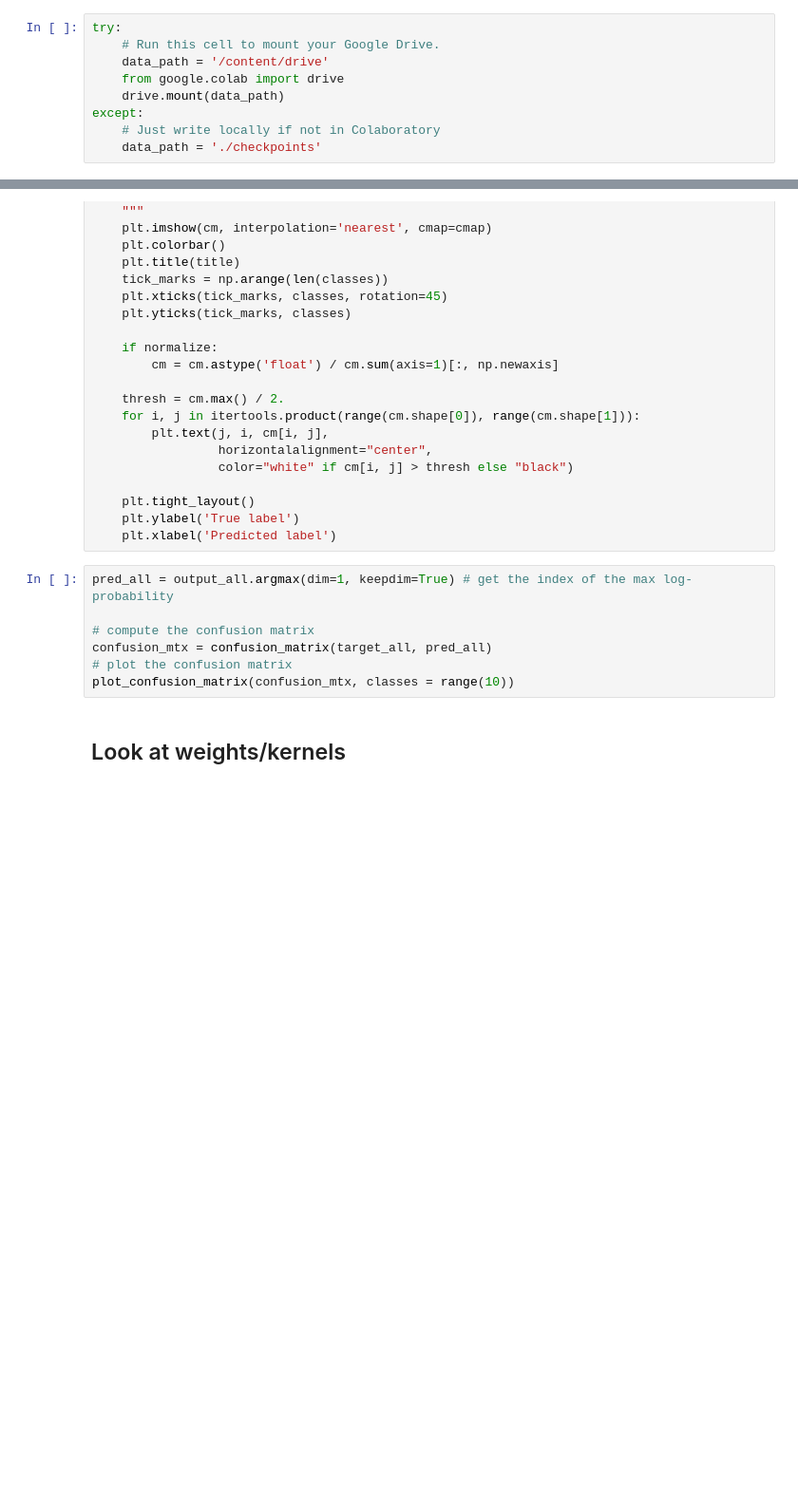
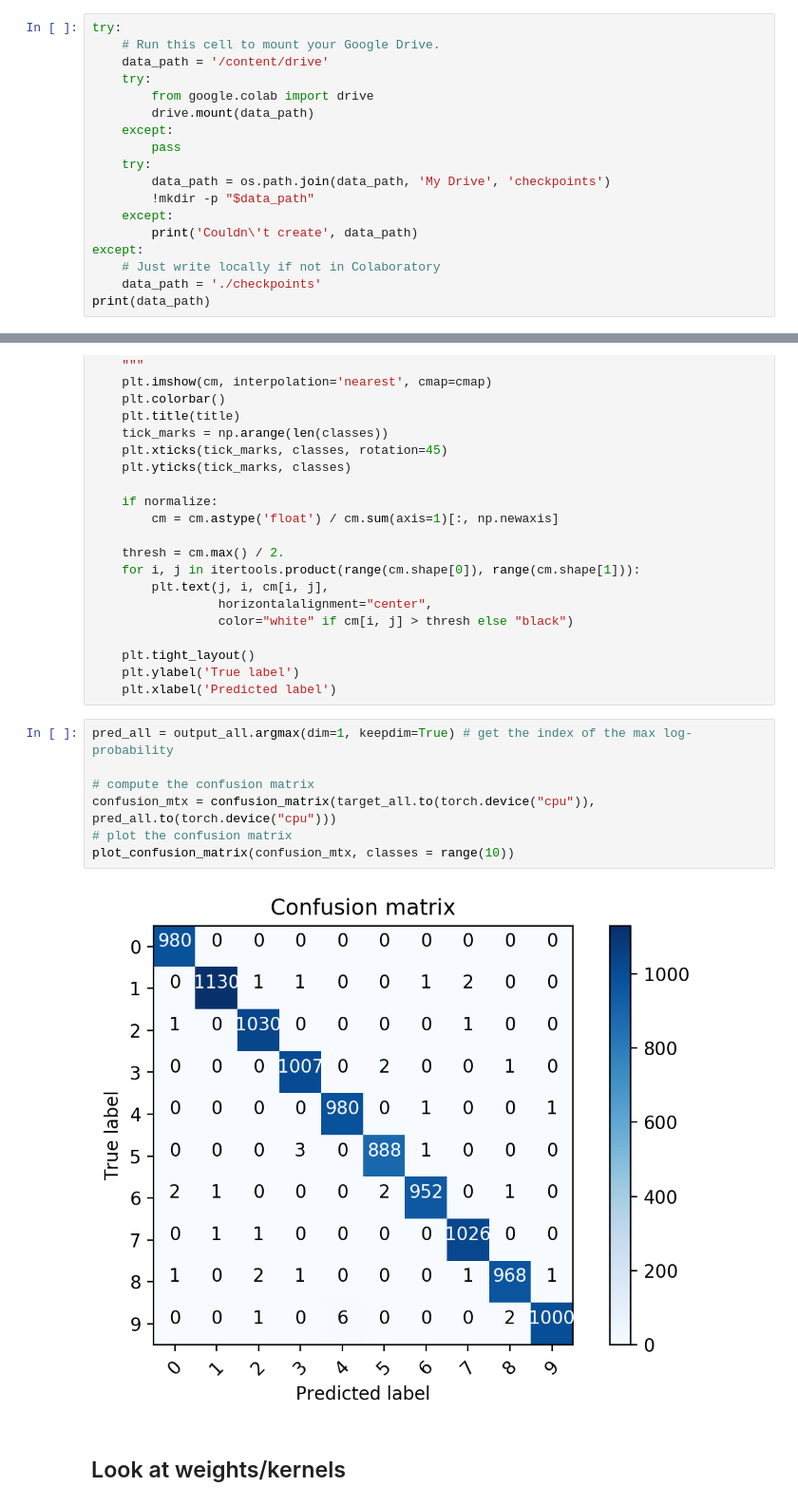
Before and after one commit to steedly/Reading, a Jupyter notebook: mnist.ipynb, the cells around one changed output, grey strips where cells are left out. Shown at 95% size. Cells and saved outputs as stored; diff of their text form; blank space fills up the shorter version.

Commit message:
Ran for 1000 iterations on GPU in Colaboratory

```diff
--- a/mnist.ipynb
+++ b/mnist.ipynb
@@ -103,8 +103,17 @@ import itertools
 try:
     # Run this cell to mount your Google Drive.
     data_path = '/content/drive'
-    from google.colab import drive
-    drive.mount(data_path)
+    try:
+        from google.colab import drive
+        drive.mount(data_path)
+    except:
+        pass
+    try:
+        data_path = os.path.join(data_path, 'My Drive', 'checkpoints')
+        !mkdir -p "$data_path"
+    except:
+        print('Couldn\'t create', data_path)
 except:
     # Just write locally if not in Colaboratory
     data_path = './checkpoints'
+print(data_path)
@@ -633,10 +727,12 @@ def plot_confusion_matrix(cm, classes,
 # %%
 pred_all = output_all.argmax(dim=1, keepdim=True) # get the index of the max log-probability
 
 # compute the confusion matrix
-confusion_mtx = confusion_matrix(target_all, pred_all)
+confusion_mtx = confusion_matrix(target_all.to(torch.device("cpu")), pred_all.to(torch.device("cpu")))
 # plot the confusion matrix
 plot_confusion_matrix(confusion_mtx, classes = range(10))
+# %% [output]
+[figure, added]
 # %% [markdown]
 ## Look at weights/kernels
 # %%
```
Also changed, not shown: parts of 15 cells of this notebook.
